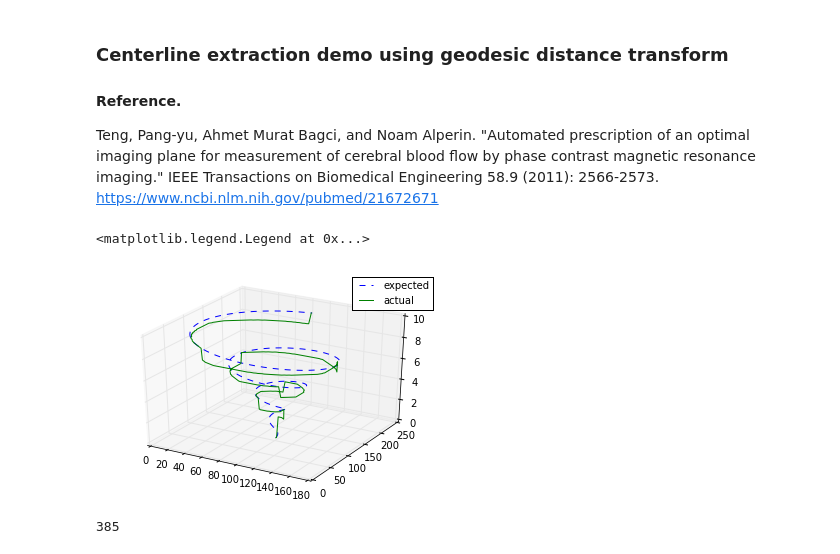
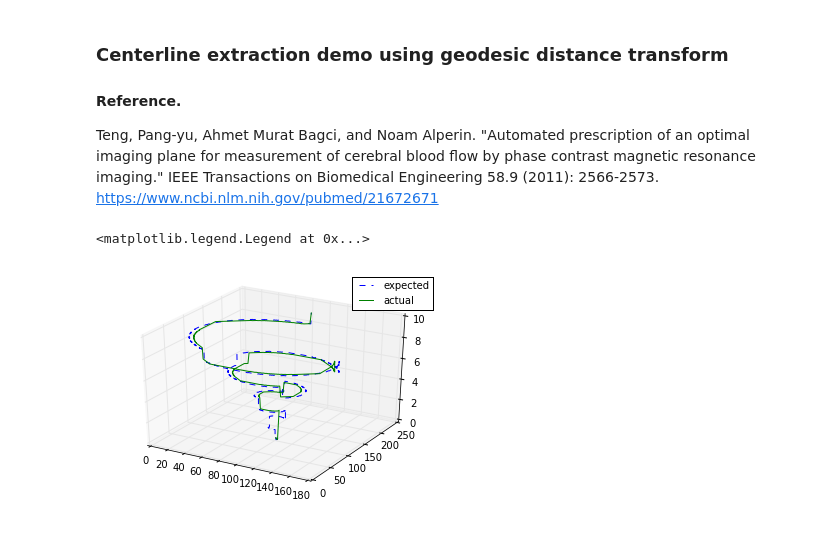
Before and after one commit to pangyuteng/simple-centerline-extraction, a Jupyter notebook: demo.ipynb, the cells around one changed output. Drawn from its saved outputs; the diff is of its cells as text; code cells hidden in the pictures.

```diff
--- a/demo.ipynb
+++ b/demo.ipynb
@@ -23,26 +23,27 @@ def mock_image():
     y = r * np.cos(theta) + const
     img = np.zeros([256,256,15])
     for i,j,k in zip(x,y,z):
-        img[int(i),int(j),int(k)]=1
-    img=binary_dilation(img,iterations=2)
+        img[i,j,k]=1
+    img=binary_dilation(img,iterations=5)
     return img,x,y,z
 # %%
 img,x,y,z = mock_image()
 start_point = np.array([x[0],y[0],z[0]]).astype(int)
 end_point = np.array([x[-1],y[-1],z[-1]]).astype(int)
 from extract_centerline import extract_centerline
-centerline_list = extract_centerline(img,start_point,end_point)
+search_radius=(1,1,1)
+centerline_list = extract_centerline(img,start_point,end_point,search_radius=search_radius)
 c_x,c_y,c_z = centerline_list
 # %%
+x_int = x.astype(int)
+y_int = y.astype(int)
+z_int = z.astype(int)
+
 fig = plt.figure()
 ax = fig.gca(projection='3d')
-ax.plot(x, y, z, label='expected',linestyle='--')
+ax.plot(x_int, y_int, z_int, label='expected',linestyle='--')
 ax.plot(c_x,c_y,c_z, label='actual')
 ax.legend()
 # %% [output]
 <matplotlib.legend.Legend at 0x...>
-[figure, old version]
+[figure, new version]
-# %%
-print(len(c_x))
-# %% [output]
-385
```
Also changed, not shown: parts of 2 cells of this notebook, 1 other file.
